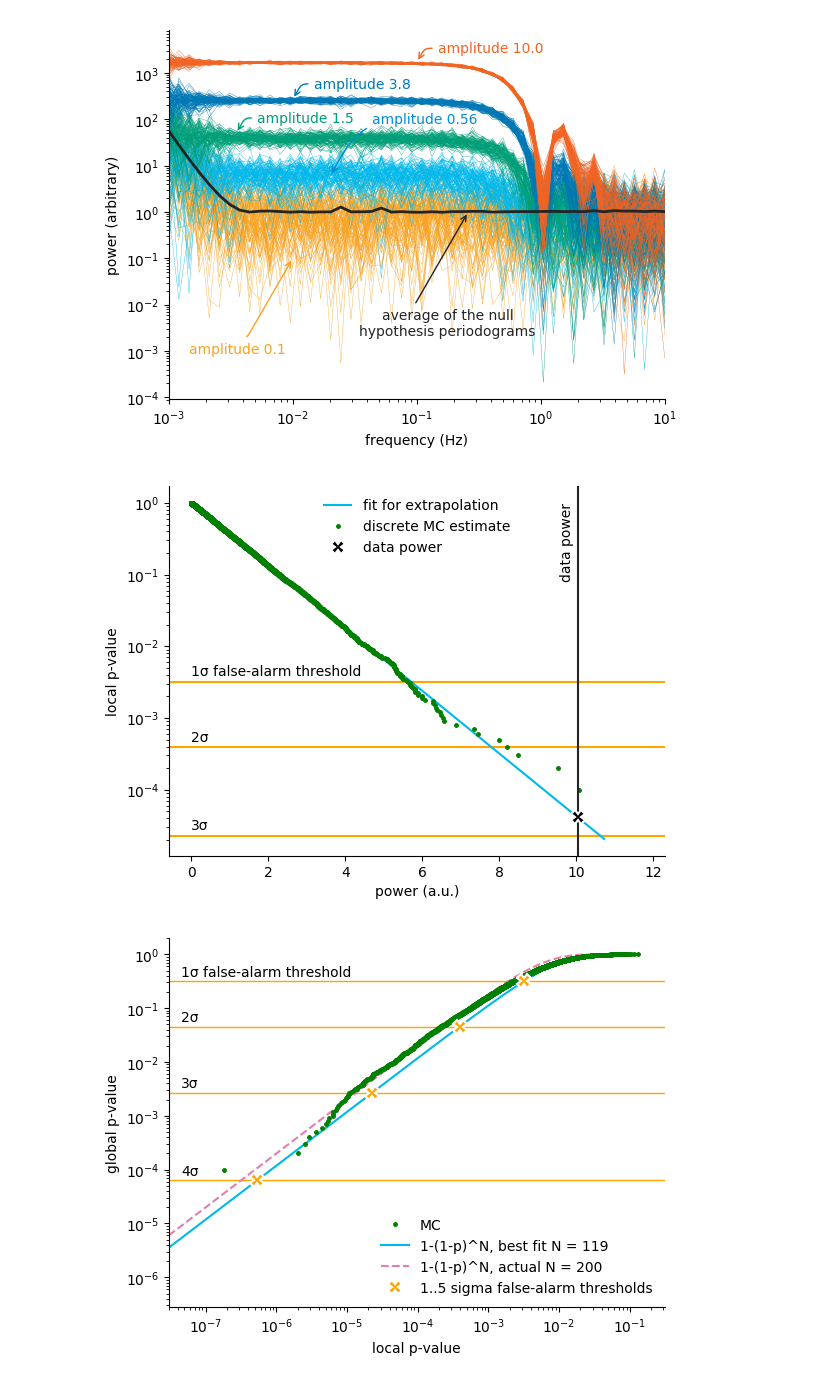
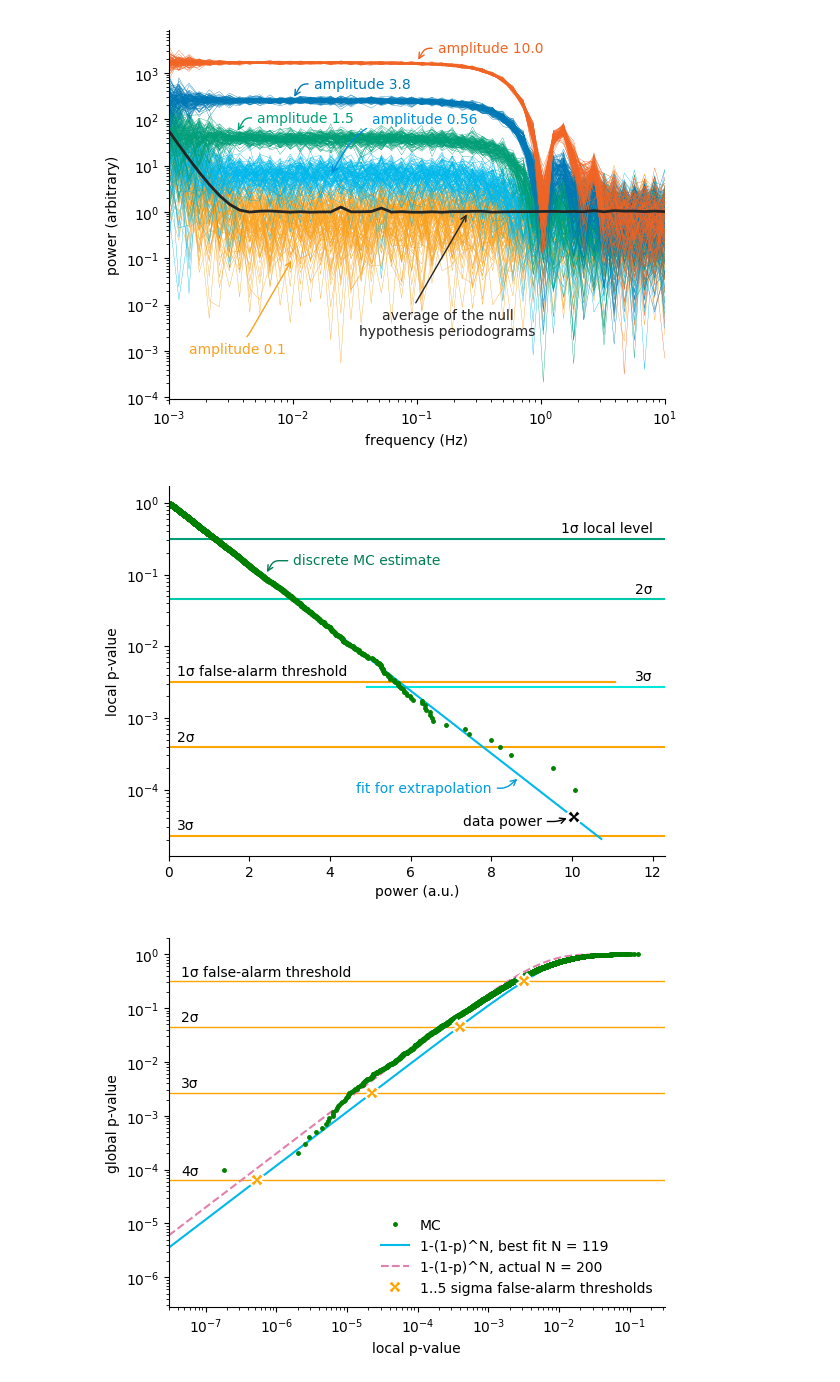
Before and after one commit to rawlik/rawlik-phd-thesis, a Jupyter notebook: calculations/alp_plots.ipynb, the cells around one changed output. Saved outputs shown, nothing was run; the diff lists cells and outputs as text; code cells hidden in the pictures.

Commit message:
Update the plots a bit more.

```diff
--- a/calculations/alp_plots.ipynb
+++ b/calculations/alp_plots.ipynb
@@ -903,40 +903,78 @@ ifreq = searchsortedfirst(freqs, realf)
 mccdf = eachindex(sort(nullperiodograms[ifreq, :])) / length(sort(nullperiodograms[ifreq, :]))
 
 # plot the global 1-,...,5-sigma discovery thresholds
 for i in 1:3
-    axhline(localpvals[i], color = "orange")
-    text(0, localpvals[i] * 1.1, "$(i)σ" * (i == 1 ? " false-alarm threshold" : ""),
+    axhline(localpvals[i], color = "orange", xmax = (i == 1 ? 0.9 : 1))
+    text(0.2, localpvals[i] * 1.1, "$(i)σ" * (i == 1 ? " false-alarm threshold" : ""),
         horizontalalignment = "left", verticalalignment = "bottom")
 end
+
+# plot the local sigma thresholds
+axhline(globalpvals[1], color = "C3")
+text(12, globalpvals[1] * 1.1, "1σ local level",
+    horizontalalignment = "right", verticalalignment = "bottom")
+axhline(globalpvals[2], color = brighten("C3", 0.5))
+text(12, globalpvals[2] * 1.1, "2σ",
+    horizontalalignment = "right", verticalalignment = "bottom")
+axhline(globalpvals[3], color = brighten("C3", 0.8), xmin=0.4)
+text(12, globalpvals[3] * 1.1, "3σ",
+    horizontalalignment = "right", verticalalignment = "bottom")
 
 pp = [linspace(extrema(mccdf)..., 10000); localdatacls[ifreq]^0.5] |> sort
 plot(invCLfromfitres(cdf_fits[ifreq, :], pp), 1 - pp, color = "C2", label = "fit for extrapolation")
 
 plot(sort(nullperiodograms[ifreq, :]), 1 - mccdf, color = "green",
     ".", markersize = 5, label = "discrete MC estimate")
 
 # put the CL of the data value too
-axvline(p[ifreq])
-text(p[ifreq] * 0.99, 1, "data power",
-    rotation = "vertical", horizontalalignment = "right", verticalalignment = "top")
+# axvline(p[ifreq])
+# text(p[ifreq] * 0.99, 1, "data power",
+#     rotation = "vertical", horizontalalignment = "right", verticalalignment = "top")
 plot(p[ifreq], 1 - CLfromfitres(cdf_fits[ifreq, :], p[ifreq]),
     "X", markersize = 10, markeredgecolor = "white", markeredgewidth = 1.5, color = "black",
     label = "data power")
+annotate("data power", color = "black",
+         xy=(p[ifreq] - 0.1, 1 - CLfromfitres(cdf_fits[ifreq, :], p[ifreq])), xycoords="data",
+         xytext=(-20, -3), textcoords="offset points",
+         horizontalalignment = "right",
+         verticalalignment = "center",
+         arrowprops = Dict("arrowstyle" => "->",
+                           "connectionstyle" => "angle,angleA=0,angleB=200,rad=5",
+                           "color" => "black"))
+
+annotate("fit for extrapolation", color = brighten("C2", -0.5),
+         xy=(8.7, 1.5e-4), xycoords="data",
+         xytext=(-20, -8), textcoords="offset points",
+         horizontalalignment = "right",
+         verticalalignment = "center",
+         arrowprops = Dict("arrowstyle" => "->",
+                           "connectionstyle" => "angle,angleA=0,angleB=220,rad=5",
+                           "color" => brighten("C2", -0.5)))
+
+annotate("discrete MC estimate", color = brighten("C3", -0.5),
+         xy=(2.4, 1e-1), xycoords="data",
+         xytext=(20, 10), textcoords="offset points",
+         horizontalalignment = "left",
+         verticalalignment = "center",
+         arrowprops = Dict("arrowstyle" => "->",
+                           "connectionstyle" => "angle,angleA=0,angleB=60,rad=5",
+                           "color" => brighten("C3", -0.5)))
 
 xlabel("power (a.u.)")
 ylabel("local p-value")
 # title("least likely peak: frequency $(signif(freqs[ifreq], 6)) Hz")
-legend()
+# legend()
 # use logit scale
 # yscale("logit")
 yscale("log")
 # xscale("log")
 gca()[:yaxis][:set_minor_formatter](plt[:NullFormatter]())
 # ylim(ymax = localdatacls[ifreq]^0.5)
+xlim(xmin=0)
 
 savefig("../gfx/axions/MC_estimation_local.pdf")
 # %% [output]
-[figure, old version]
+[figure, new version]
 # %%
 # plot the global 1-,...,5-sigma discovery thresholds
 minplotlocalp = 3e-8
```
Also changed, not shown: 1 other file.
